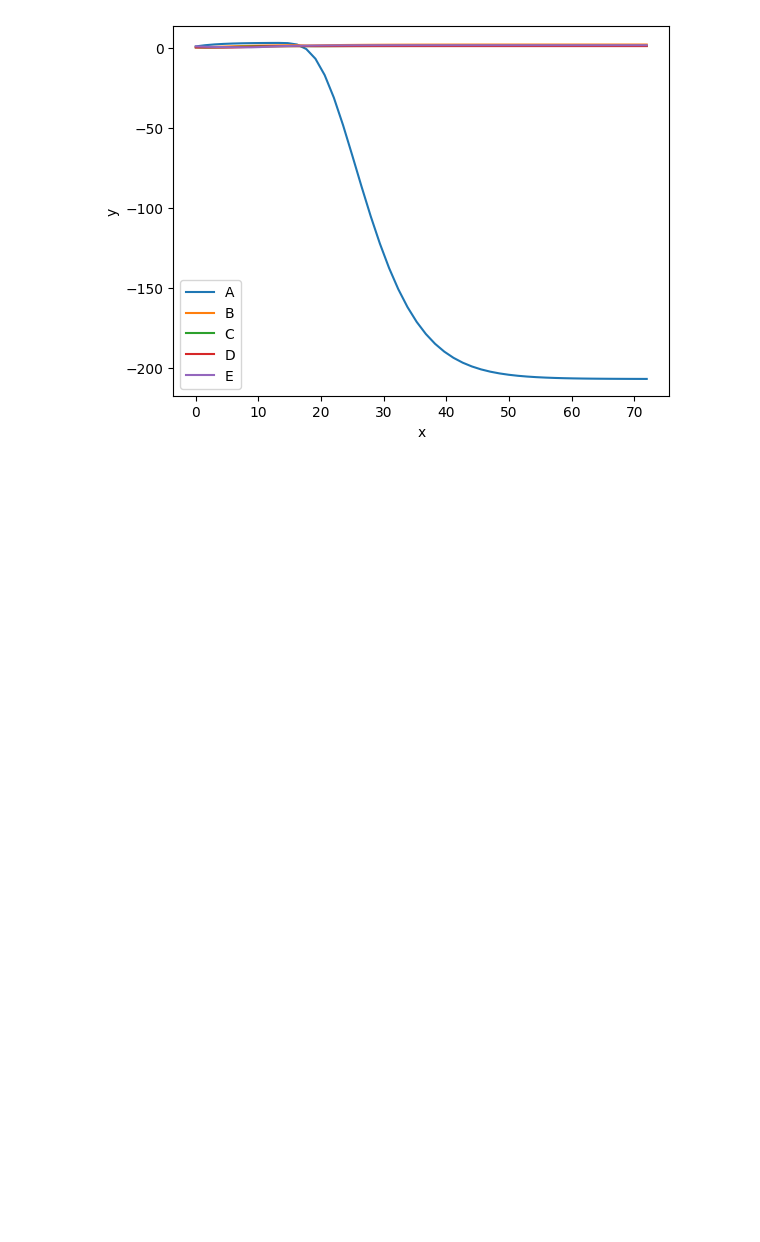
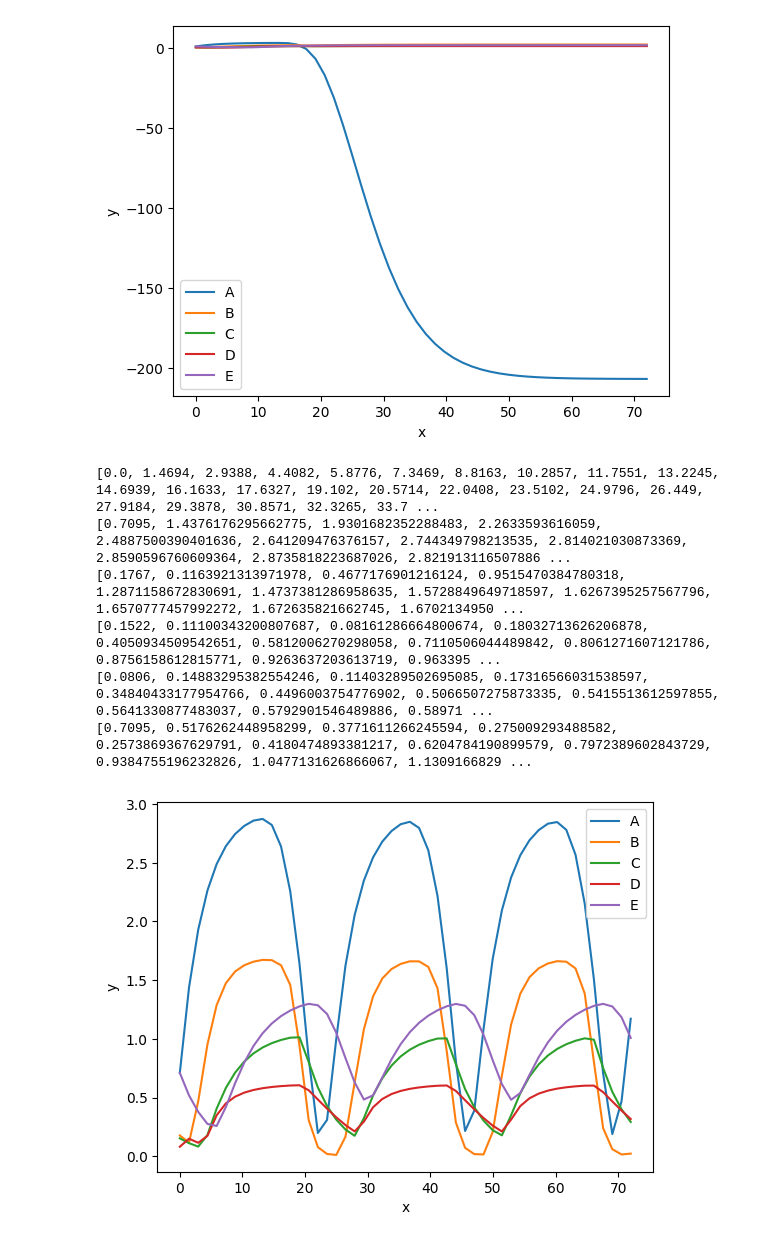
Before and after one commit to Patrick448/estudos-iniciacao-cientifica, a Jupyter notebook: grn_plot.ipynb, the cells around one changed output. Drawn from its saved outputs; the diff is of its cells as text; code cells hidden in the pictures; blank space fills up the shorter version.

```diff
--- a/grn_plot.ipynb
+++ b/grn_plot.ipynb
@@ -145,3 +134,47 @@ plt.show()
 [0.0806, 0.03246955745931722, 0.01289308021710888, 0.0069138988538838325, 0.04137180851185957, 0.20317557039676554, 0.43299035395935054, 0.6167143495436898, 0.7340387857620106, 0.8033821061172775, 0.8 ...
 [0.7095, 0.5291642782362036, 0.39466502159747524, 0.29435184058884933, 0.21953555880715508, 0.163738827508791, 0.12423485752309048, 0.2960805671934743, 0.5845882107491971, 0.8064673266784748, 0.972510 ...
 [figure]
+# %%
+ind = {'dim': [2.62, 3.65, 0.57, 4.00, 4.85, 1, 0.28, 0.34, 0.91, 0.50, 4.84, 23.26, 21.34, 14.02, 12.49], 'sigma': 0.0005448244797126596, 'eval': 101.08519788882836}
+
+ind2 =  {'dim': [0.50, 2.65, 2.41, 3.18, 3.6, 0.9, 0.64, 0.49, 0.54, 0.52, 3.8, 24.0, 20.75, 13.36, 12.53], 'sigma': 0.0003442283429532025, 'eval': 37.92145494105599}
+
+ind4 =  {'dim': [1.27, 0.56, 4.37, 0.30, 3.16, 0.87, 0.68, 0.41, 0.64, 0.38, 17.15, 6.18, 8.45, 1.02, 6.86], 'sigma': 0.0003442283429532025, 'eval': 37.92145494105599}
+
+ind3 =  {'dim': [1.25, 4, 1.02, 1.57, 3.43, 0.72, 0.5, 0.45, 0.51, 0.52, 13, 4, 3, 4, 16]}
+
+
+
+A,B,C,D,E = get_results(ind4['dim'])
+x = []
+
+with open(f'GRN5.txt', 'r', newline='') as csvfile:
+    reader = csv.reader(csvfile, delimiter=' ', quotechar='\'')
+    for row in reader:
+        x.append(float(row[0]))
+
+print(x)
+print(A)
+print(B)
+print(C)
+print(D)
+print(E)
+
+fig, ax = plt.subplots(1, 1)
+ax.plot(x, A, label='A')
+ax.plot(x, B, label='B')
+ax.plot(x, C, label='C')
+ax.plot(x, D, label='D')
+ax.plot(x, E, label='E')
+ax.legend()
+ax.set_xlabel('x')
+ax.set_ylabel('y')
+plt.show()
+# %% [output]
+[0.0, 1.4694, 2.9388, 4.4082, 5.8776, 7.3469, 8.8163, 10.2857, 11.7551, 13.2245, 14.6939, 16.1633, 17.6327, 19.102, 20.5714, 22.0408, 23.5102, 24.9796, 26.449, 27.9184, 29.3878, 30.8571, 32.3265, 33.7 ...
+[0.7095, 1.4376176295662775, 1.9301682352288483, 2.2633593616059, 2.4887500390401636, 2.641209476376157, 2.744349798213535, 2.814021030873369, 2.8590596760609364, 2.8735818223687026, 2.821913116507886 ...
+[0.1767, 0.1163921313971978, 0.4677176901216124, 0.9515470384780318, 1.2871158672830691, 1.4737381286958635, 1.5728849649718597, 1.6267395257567796, 1.6570777457992272, 1.672635821662745, 1.6702134950 ...
+[0.1522, 0.11100343200807687, 0.08161286664800674, 0.18032713626206878, 0.4050934509542651, 0.5812006270298058, 0.7110506044489842, 0.8061271607121786, 0.8756158612815771, 0.9263637203613719, 0.963395 ...
+[0.0806, 0.14883295382554246, 0.11403289502695085, 0.17316566031538597, 0.34840433177954766, 0.4496003754776902, 0.5066507275873335, 0.5415513612597855, 0.5641330877483037, 0.5792901546489886, 0.58971 ...
+[0.7095, 0.5176262448958299, 0.3771611266245594, 0.275009293488582, 0.2573869367629791, 0.4180474893381217, 0.6204784190899579, 0.7972389602843729, 0.9384755196232826, 1.0477131626866067, 1.1309166829 ...
+[figure, added]
```
Also changed, not shown: parts of 2 cells of this notebook, 6 other files.
